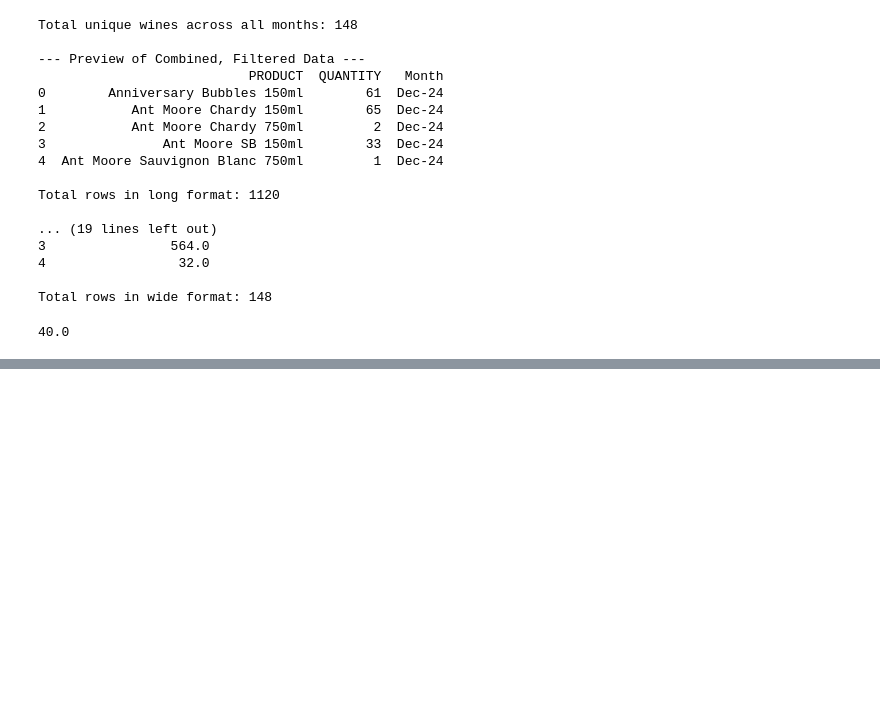
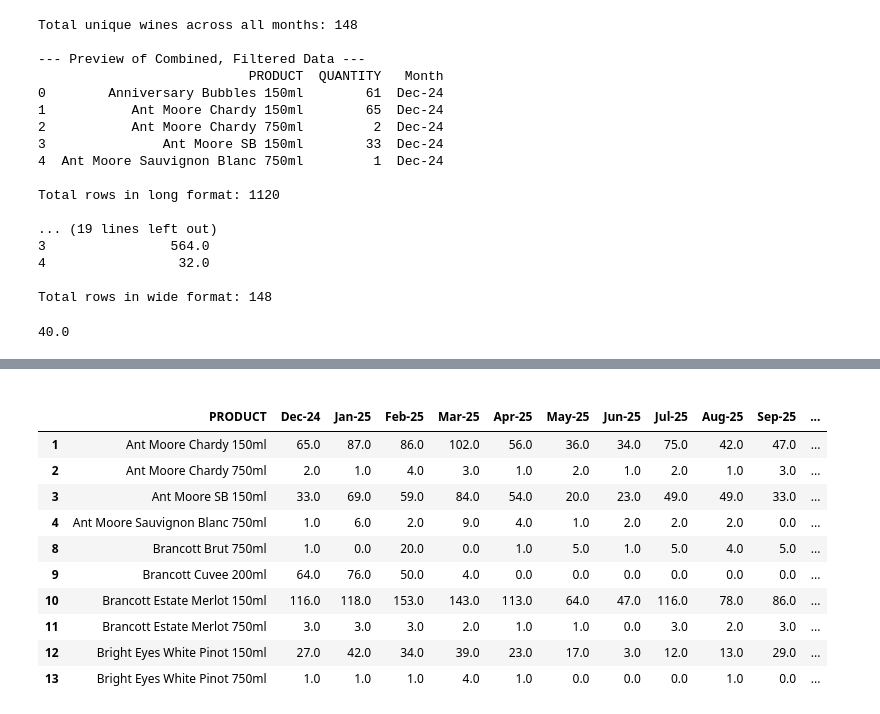
Before and after one commit to lucas-penney/MGSC-662-Skyline-Optimization, a Jupyter notebook: Skyline Optimization Project.ipynb, the cells around one changed output, grey strips where cells are left out. Cells and saved outputs as stored; diff of their text form; code cells hidden in the pictures; blank space fills up the shorter version.

Commit message:
Cleaned sales and lead time data and merged into one df

```diff
--- a/Skyline Optimization Project.ipynb
+++ b/Skyline Optimization Project.ipynb
@@ -172,0 +212,3 @@ print(product_row["Oct-25"].iloc[0])
+# %%
+#Removing whitespace from the column names
+wine_costing.columns = wine_costing.columns.str.strip()
@@ -172,0 +302,12 @@ print(product_row["Oct-25"].iloc[0])
+# %%
+#Drop the headers from the dataframe
+
+#Selects all of the headers from the dataframe, which are the categories of wine
+values_to_drop = wine_costing['Wine_Category'].unique()
+
+# 2. Use .isin() to find rows matching the list
+# The ~ (tilde) inverts the selection, keeping only the rows that are NOT in the list
+wine_costing = wine_costing[~wine_costing['wine_name_full'].isin(values_to_drop)]
+
+# You can now check the DataFrame
+print(wine_costing.tail(10))
@@ -172,0 +388,22 @@ print(product_row["Oct-25"].iloc[0])
+# %%
+# 1. Select only the necessary columns from your costs DataFrame
+# We need the merge key ('wine_name_full') and the value you want ('LEAD TIME\n(DAYS)')
+df_costs_to_merge = wine_costing[['wine_name_full', 'LEAD TIME\n(DAYS)']]
+
+# 2. Perform the left merge
+# This keeps all rows from final_df and adds the lead time where a match was found.
+final_df = pd.merge(
+    final_df,                 # Left DataFrame (your sales data)
+    df_costs_to_merge,        # Right DataFrame (just the columns you need)
+    left_on='cost_match',     # Key from final_df
+    right_on='wine_name_full',# Key from wine_costing
+    how='left'                # Keep all sales records
+)
+
+# 3. Clean up (optional)
+# The merge creates a 'wine_name_full' column. We can drop it as it's redundant.
+if 'wine_name_full' in final_df.columns:
+    final_df = final_df.drop(columns='wine_name_full')
+
+# 4. Display the result to confirm
+print(final_df.head(10))
@@ -172,0 +428,40 @@ print(product_row["Oct-25"].iloc[0])
+# %% [markdown]
+<!-- # --- 4. 🔗 Merge Your Data (Refactored) ---
+
+# Select the columns you want from your costs file
+df_costs_to_merge = wine_costing[
+    ['wine_name_clean', 'COGS', 'LEAD TIME\n(DAYS)'] # Add any other cost columns
+]
+
+# Merge 'final_df' with the costs data
+# The final merged DataFrame is assigned back to 'final_df'
+final_df = pd.merge(
+    final_df,                  # Use 'final_df' as the left DataFrame
+    df_costs_to_merge,
+    left_on='cost_match',      # From 'final_df'
+    right_on='wine_name_clean', # From df_costs_to_merge
+    how='left'                 # Keep all sales, even if no cost match
+)
+
+# You'll have your sales data enriched with cost info
+print(final_df.head()) -->
+# %%
+#Dropping Product_Clean and cost_match columns
+final_df = final_df.drop(columns=['Product_Clean', 'cost_match'], errors='ignore')
+
+#Rename Lead Time column
+final_df = final_df.rename(columns={'LEAD TIME\n(DAYS)': 'Lead Time (Days)'})
+
+final_df.head(10)
+# %% [output]
+|  | PRODUCT | Dec-24 | Jan-25 | Feb-25 | Mar-25 | Apr-25 | May-25 | Jun-25 | Jul-25 | Aug-25 | Sep-25 | ... |
+| 1 | Ant Moore Chardy 150ml | 65.0 | 87.0 | 86.0 | 102.0 | 56.0 | 36.0 | 34.0 | 75.0 | 42.0 | 47.0 | ... |
+| 2 | Ant Moore Chardy 750ml | 2.0 | 1.0 | 4.0 | 3.0 | 1.0 | 2.0 | 1.0 | 2.0 | 1.0 | 3.0 | ... |
+| 3 | Ant Moore SB 150ml | 33.0 | 69.0 | 59.0 | 84.0 | 54.0 | 20.0 | 23.0 | 49.0 | 49.0 | 33.0 | ... |
+| 4 | Ant Moore Sauvignon Blanc 750ml | 1.0 | 6.0 | 2.0 | 9.0 | 4.0 | 1.0 | 2.0 | 2.0 | 2.0 | 0.0 | ... |
+| 8 | Brancott Brut 750ml | 1.0 | 0.0 | 20.0 | 0.0 | 1.0 | 5.0 | 1.0 | 5.0 | 4.0 | 5.0 | ... |
+| 9 | Brancott Cuvee 200ml | 64.0 | 76.0 | 50.0 | 4.0 | 0.0 | 0.0 | 0.0 | 0.0 | 0.0 | 0.0 | ... |
+| 10 | Brancott Estate Merlot 150ml | 116.0 | 118.0 | 153.0 | 143.0 | 113.0 | 64.0 | 47.0 | 116.0 | 78.0 | 86.0 | ... |
+| 11 | Brancott Estate Merlot 750ml | 3.0 | 3.0 | 3.0 | 2.0 | 1.0 | 1.0 | 0.0 | 3.0 | 2.0 | 3.0 | ... |
+| 12 | Bright Eyes White Pinot 150ml | 27.0 | 42.0 | 34.0 | 39.0 | 23.0 | 17.0 | 3.0 | 12.0 | 13.0 | 29.0 | ... |
+| 13 | Bright Eyes White Pinot 750ml | 1.0 | 1.0 | 1.0 | 4.0 | 1.0 | 0.0 | 0.0 | 0.0 | 1.0 | 0.0 | ... |
```
Also changed, not shown: parts of 19 cells of this notebook, 4 other files.
